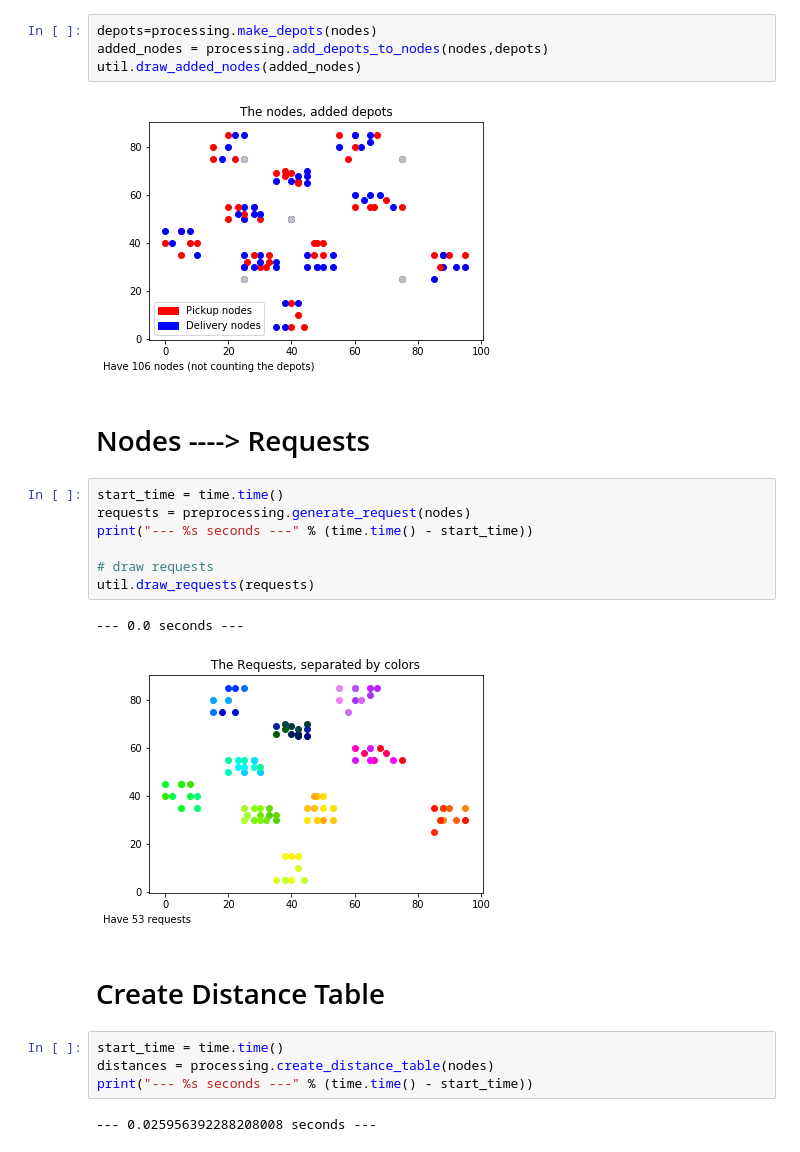
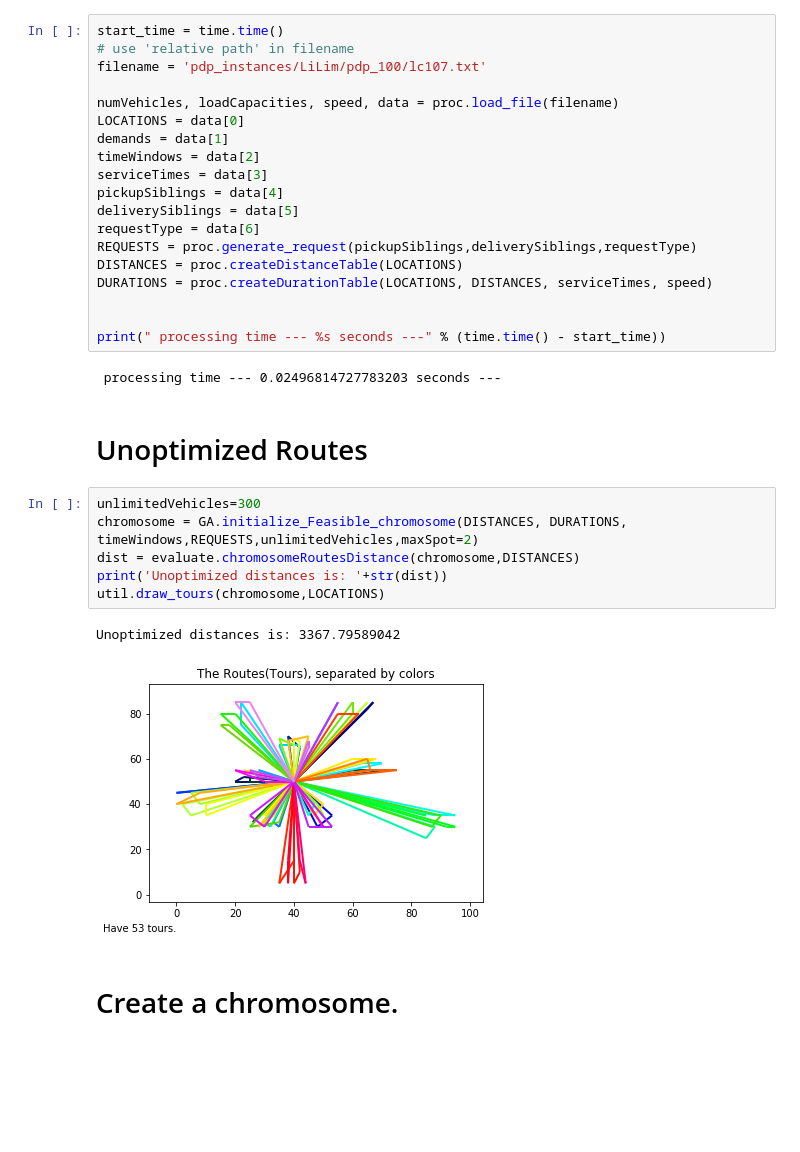
Before and after one commit to Worse2Worst/Senior-Project, a Jupyter notebook: src/visualize_benchmark.ipynb, the cells around one changed output. Saved outputs shown, nothing was run; the diff lists cells and outputs as text; blank space fills up the shorter version.

```diff
--- a/src/visualize_benchmark.ipynb
+++ b/src/visualize_benchmark.ipynb
@@ -32,26 +12,34 @@ util.draw_original_nodes(nodes)
-# %%
-depots=processing.make_depots(nodes)
-added_nodes = processing.add_depots_to_nodes(nodes,depots)
-util.draw_added_nodes(added_nodes)
-# %% [output]
-[figure, removed]
-# %% [markdown]
-# Nodes ----> Requests
-# %%
-start_time = time.time()
-requests = preprocessing.generate_request(nodes)
-print("--- %s seconds ---" % (time.time() - start_time))
-
-# draw requests
-util.draw_requests(requests)
-# %% [output]
---- 0.0 seconds ---
-[figure, removed]
+# %%
+start_time = time.time()
+# use 'relative path' in filename
+filename = 'pdp_instances/LiLim/pdp_100/lc107.txt'
+
+numVehicles, loadCapacities, speed, data = proc.load_file(filename)
+LOCATIONS = data[0]
+demands = data[1]
+timeWindows = data[2]
+serviceTimes = data[3]
+pickupSiblings = data[4]
+deliverySiblings = data[5]
+requestType = data[6]
+REQUESTS = proc.generate_request(pickupSiblings,deliverySiblings,requestType)
+DISTANCES = proc.createDistanceTable(LOCATIONS)
+DURATIONS = proc.createDurationTable(LOCATIONS, DISTANCES, serviceTimes, speed)
+
+
+print(" processing time --- %s seconds ---" % (time.time() - start_time))
+# %% [output]
+ processing time --- 0.02496814727783203 seconds ---
+# %% [markdown]
+# Unoptimized Routes
+# %%
+unlimitedVehicles=300
+chromosome = GA.initialize_Feasible_chromosome(DISTANCES, DURATIONS, timeWindows,REQUESTS,unlimitedVehicles,maxSpot=2)
+dist = evaluate.chromosomeRoutesDistance(chromosome,DISTANCES)
+print('Unoptimized distances is: '+str(dist))
+util.draw_tours(chromosome,LOCATIONS)
+# %% [output]
+Unoptimized distances is: 3367.79589042
+[figure, added]
 # %% [markdown]
-# Create Distance Table
+# Create a chromosome.
-# %%
-start_time = time.time()
-distances = processing.create_distance_table(nodes)
-print("--- %s seconds ---" % (time.time() - start_time))
-# %% [output]
---- 0.025956392288208008 seconds ---
```
Also changed, not shown: parts of 25 cells of this notebook, 7 other files.
